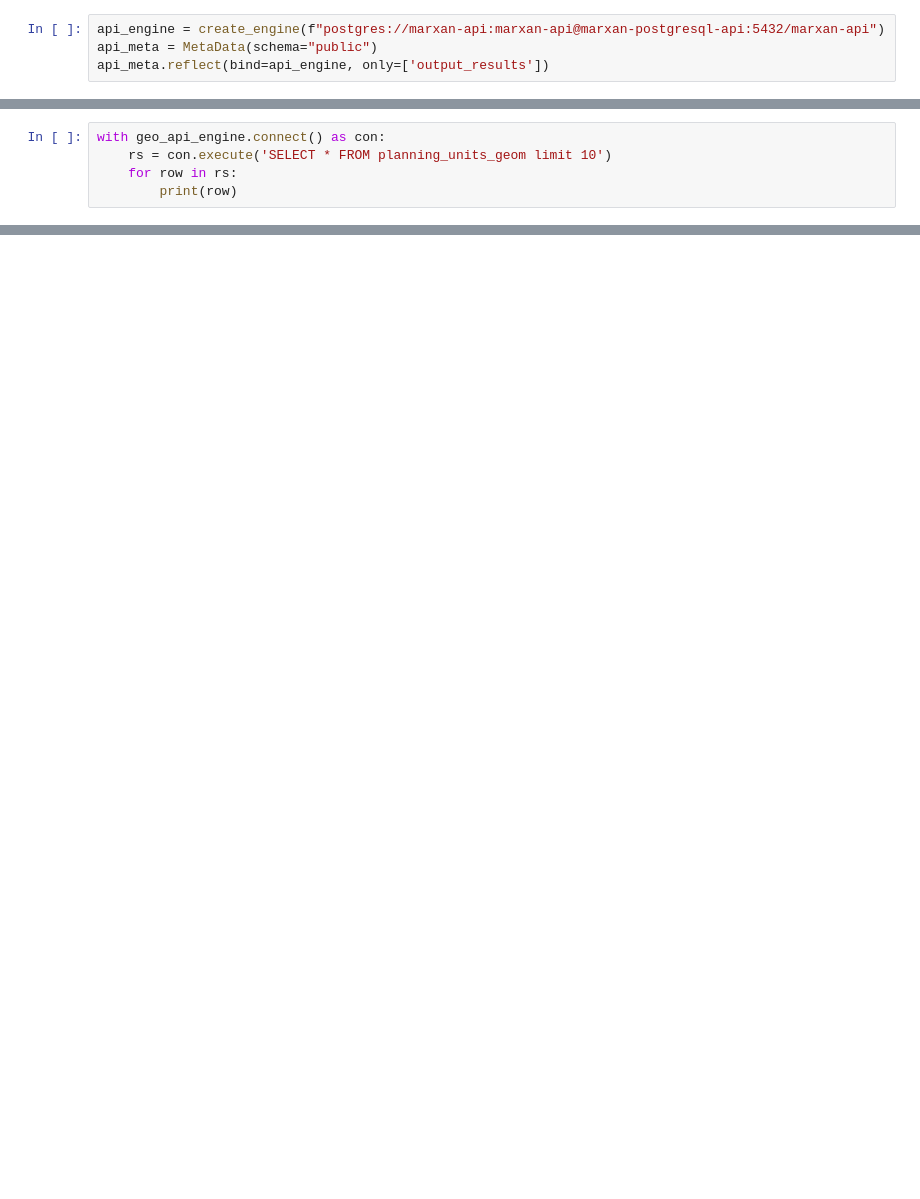
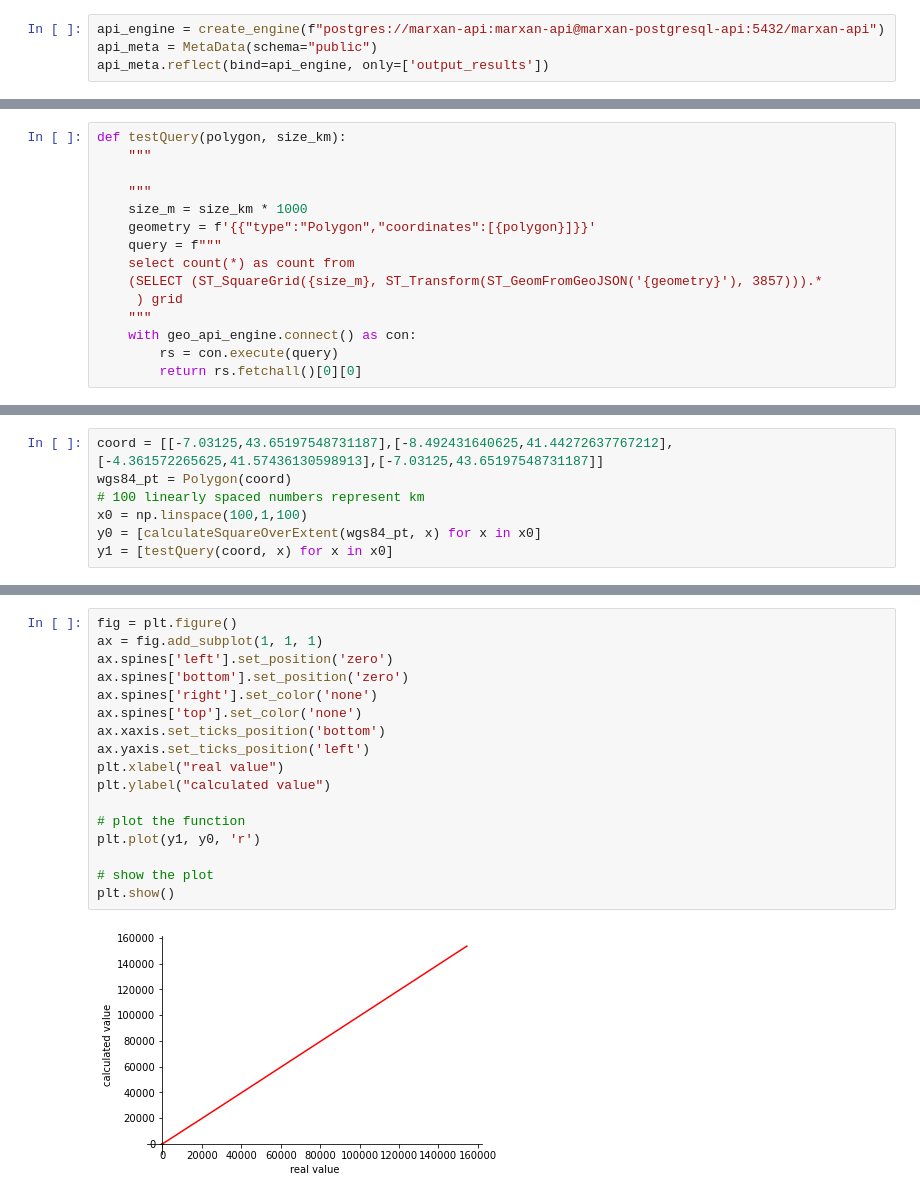
Before and after one commit to Vizzuality/marxan-cloud, a Jupyter notebook: data/notebooks/Lab/pu_creation_logic.ipynb, the cells around one changed output, grey strips where cells are left out. Cells and saved outputs as stored; diff of their text form; blank space fills up the shorter version.

```diff
--- a/data/notebooks/Lab/pu_creation_logic.ipynb
+++ b/data/notebooks/Lab/pu_creation_logic.ipynb
@@ -18,5 +24,0 @@ dict_keys(['public.spatial_ref_sys', 'public.migrations', 'public.admin_regions'
-# %%
-with geo_api_engine.connect() as con:
-    rs = con.execute('SELECT * FROM planning_units_geom limit 10')
-    for row in rs:
-        print(row)
@@ -35,0 +141,15 @@ The maths for hex grids are a bit more complex
+# %%
+def testQuery(polygon, size_km):
+    """
+
+    """
+    size_m = size_km * 1000
+    geometry = f'{{"type":"Polygon","coordinates":[{polygon}]}}'
+    query = f"""
+    select count(*) as count from
+    (SELECT (ST_SquareGrid({size_m}, ST_Transform(ST_GeomFromGeoJSON('{geometry}'), 3857))).*
+     ) grid
+    """
+    with geo_api_engine.connect() as con:
+        rs = con.execute(query)
+        return rs.fetchall()[0][0]
@@ -35,0 +231,7 @@ The maths for hex grids are a bit more complex
+# %%
+coord = [[-7.03125,43.65197548731187],[-8.492431640625,41.44272637767212],[-4.361572265625,41.57436130598913],[-7.03125,43.65197548731187]]
+wgs84_pt = Polygon(coord)
+# 100 linearly spaced numbers represent km
+x0 = np.linspace(100,1,100)
+y0 = [calculateSquareOverExtent(wgs84_pt, x) for x in x0]
+y1 = [testQuery(coord, x) for x in x0]
@@ -35,0 +277,19 @@ The maths for hex grids are a bit more complex
+# %%
+fig = plt.figure()
+ax = fig.add_subplot(1, 1, 1)
+ax.spines['left'].set_position('zero')
+ax.spines['bottom'].set_position('zero')
+ax.spines['right'].set_color('none')
+ax.spines['top'].set_color('none')
+ax.xaxis.set_ticks_position('bottom')
+ax.yaxis.set_ticks_position('left')
+plt.xlabel("real value")
+plt.ylabel("calculated value")
+
+# plot the function
+plt.plot(y1, y0, 'r')
+
+# show the plot
+plt.show()
+# %% [output]
+[figure, added]
```
Also changed, not shown: parts of 21 cells of this notebook.
